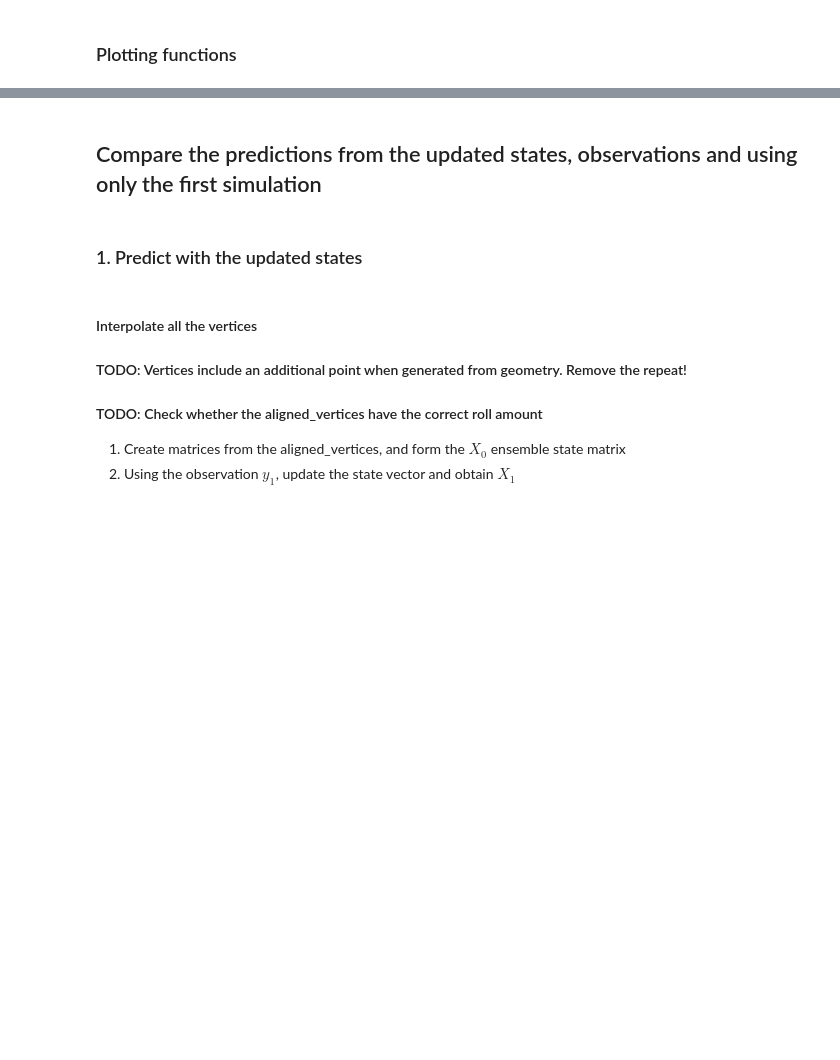
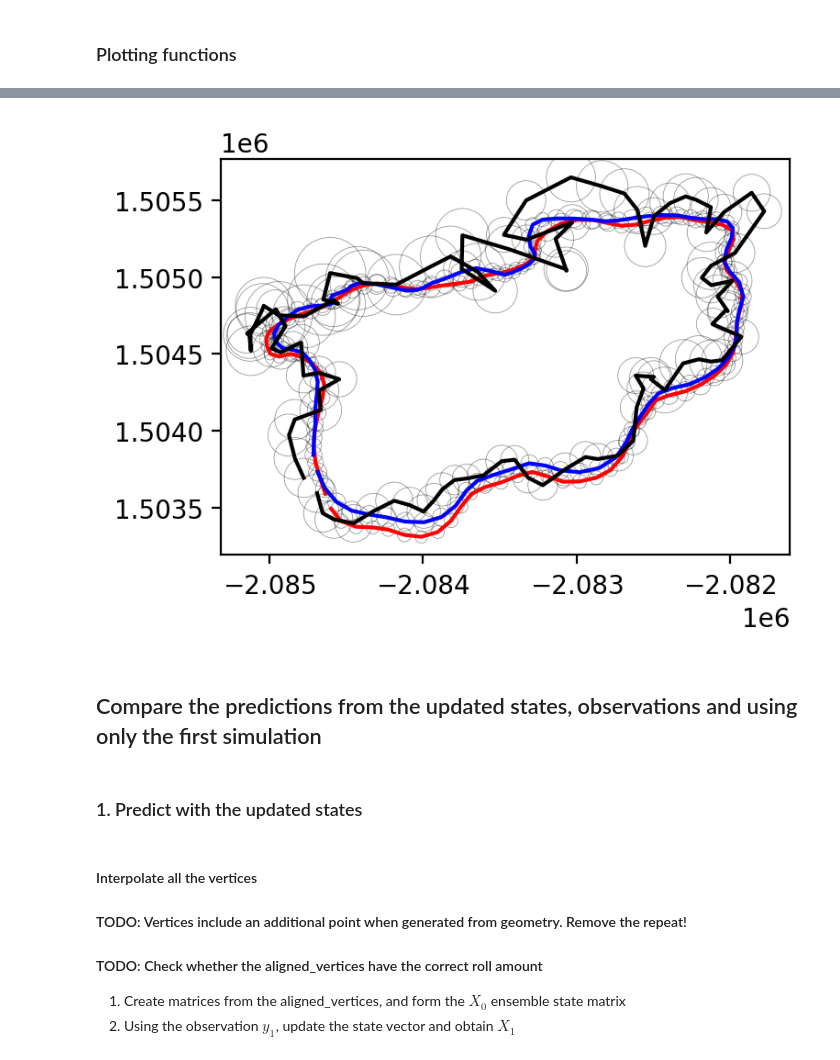
Before and after one commit to tolgacaglar/farsite-devAPI, a Jupyter notebook: src/Ensemble Kalman Filter Workflow_test.ipynb, the cells around one changed output, grey strips where cells are left out. Drawn from its saved outputs; the diff is of its cells as text; code cells hidden in the pictures; blank space fills up the shorter version.

```diff
--- a/src/Ensemble Kalman Filter Workflow_test.ipynb
+++ b/src/Ensemble Kalman Filter Workflow_test.ipynb
@@ -717,12 +818,23 @@ plt.plot(X_0_lst[0][50, 50], X_0_lst[0][51, 50], 'ko')
 # %%
+# # fig, ax = plt.subplots(1,1, figsize=(4,4), dpi=200)
+# # # plot_matrix(X_0_lst[0], ax=ax, color='red', ls='-')
+# # plot_matrix(X_0_lst[1], ax=ax, show_stdev=True, color='blue', ls='--')
+# # ax.set_aspect('equal')
+# k = 1
 # fig, ax = plt.subplots(1,1, figsize=(4,4), dpi=200)
-# # plot_matrix(X_0_lst[0], ax=ax, color='red', ls='-')
-# plot_matrix(X_0_lst[1], ax=ax, show_stdev=True, color='blue', ls='--')
-# ax.set_aspect('equal')
-k = 1
+# for i in [0,5,10,15,20,25,50]:
+#     ax.plot(X_0_lst[k][::2, i], X_0_lst[k][1::2, i])
+
 fig, ax = plt.subplots(1,1, figsize=(4,4), dpi=200)
-for i in [0,5,10,15,20,25,50]:
-    ax.plot(X_0_lst[k][::2, i], X_0_lst[k][1::2, i])
+plot_matrix(state.Xt_1, ax=ax, color='red', show_stdev=True)
+# plot_matrix(X_0_lst[0], ax=ax, color='black', show_stdev=True)
+plot_matrix(state.Y_1, ax=ax, color='blue', show_stdev=True)
+plot_matrix(state.X_1, ax=ax, color='black', show_stdev=True)
+
+
+ax.set_aspect('equal')
+# %% [output]
+[figure, added]
 # %%
 %%time
 
```
Also changed, not shown: parts of 15 cells of this notebook, 2 other files.
